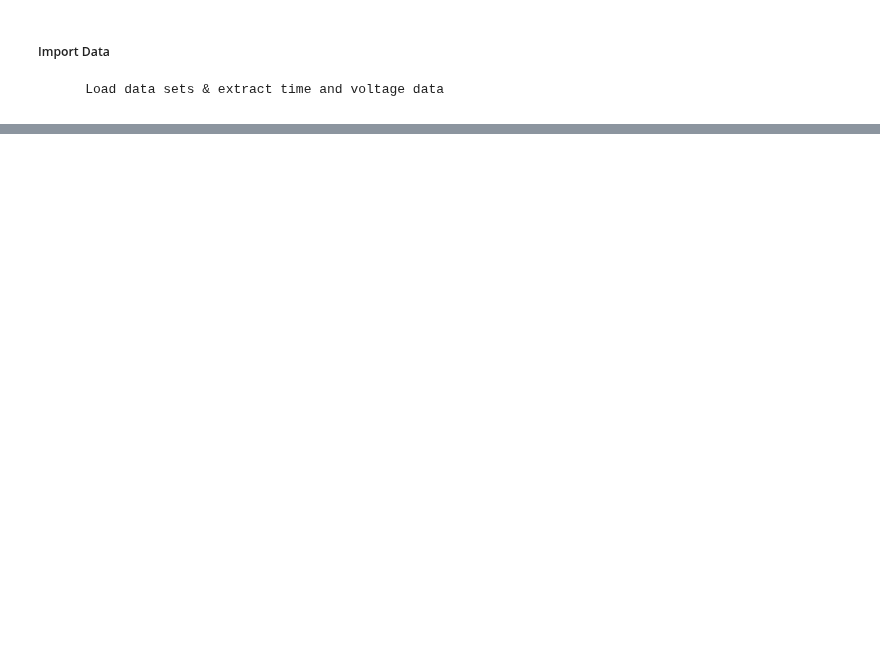
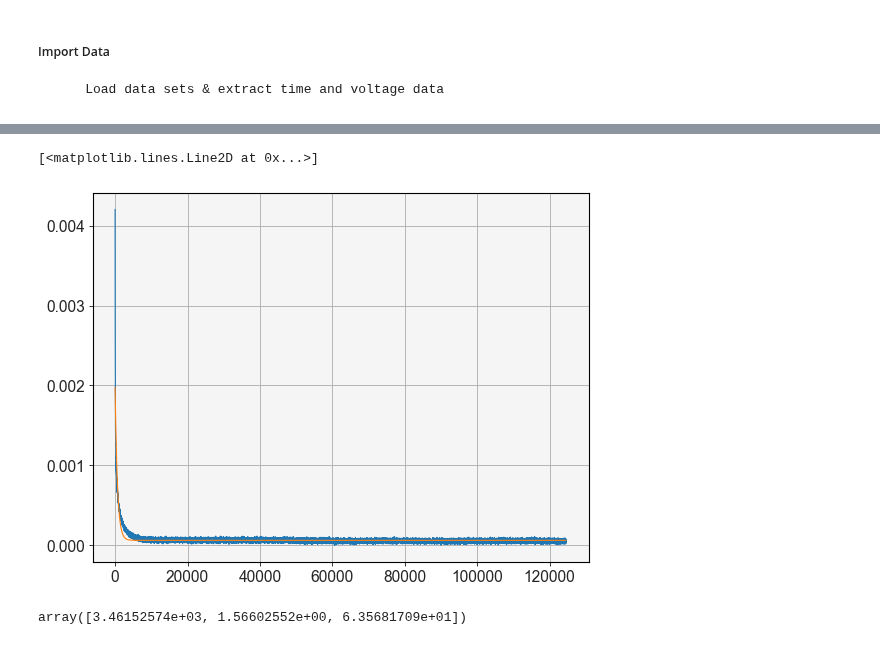
Before and after one commit to SMK-UK/Spectroscopy, a Jupyter notebook: T1_Analysis.ipynb, the cells around one changed output, grey strips where cells are left out. Drawn from its saved outputs; the diff is of its cells as text; code cells hidden in the pictures; blank space fills up the shorter version.

```diff
--- a/T1_Analysis.ipynb
+++ b/T1_Analysis.ipynb
@@ -80,0 +80,22 @@ test, error
+# %%
+new_trig_index = [value + offset for value in trig_indexes]
+time_cut_lists = [time_list[index:-1] for time_list, index in zip(time_lists, new_trig_index)]
+trans_cut_lists = [trans_list[index:-1] for trans_list, index in zip(transmitted_lists, new_trig_index)]
+list_of_mins = [min(trans_list) for trans_list in trans_cut_lists]
+list_of_maxs = [max(trans_list) for trans_list in trans_cut_lists]
+avg_window = moving_av(100)
+length_avg_window = int(avg_window.shape[0]) // 2
+trans_smoothed = [fftconvolve(avg_window, trans_cut_list)[length_avg_window-1:-length_avg_window] for trans_cut_list in trans_cut_lists]
+trans_corrected = [[value - min for value in trans_cut_list] for trans_cut_list, min in zip(trans_cut_lists, list_of_mins)]
+trans_norm = [[value / max if value != 0 else value for value in trans_set] for trans_set, max in zip(trans_corrected, list_of_maxs)]
+# %%
+fit, err = ff.fit_exp_decay(time_cut_lists[0], trans_corrected[0], params=(0.0035, 16E-6, list_of_mins[0]))
+mp.plot(trans_corrected[0])
+mp.plot(ff.exp_decay(np.array(time_cut_lists[0]), *fit))
+# %% [output]
+[<matplotlib.lines.Line2D at 0x...>]
+[figure, added]
+# %%
+fit*1E6
+# %% [output]
+array([3.46152574e+03, 1.56602552e+00, 6.35681709e+01])
```
Also changed, not shown: parts of 20 cells of this notebook, 35 other files.
